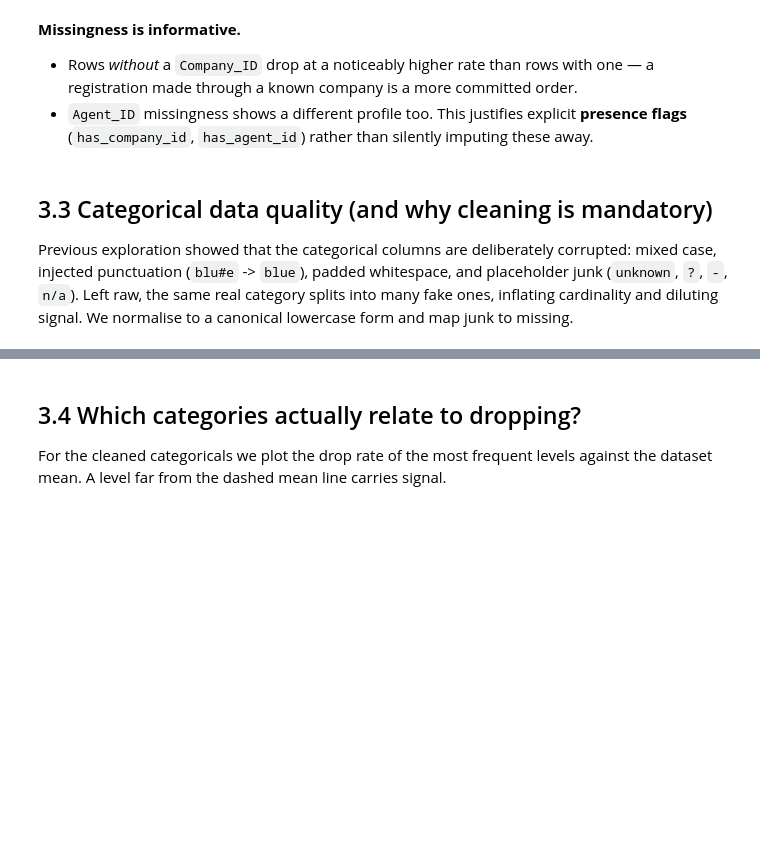
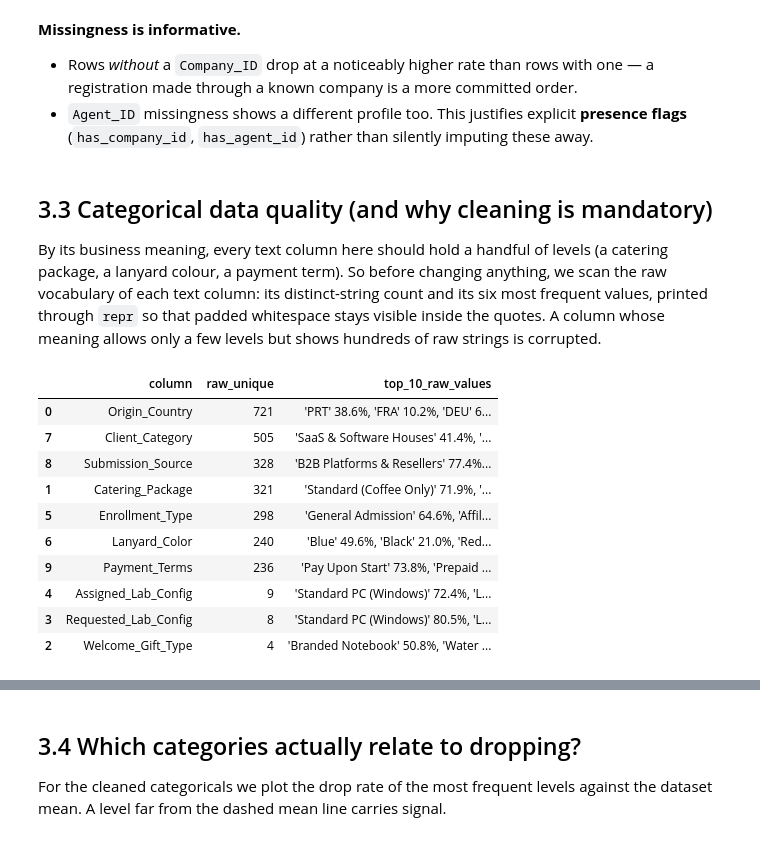
Before and after one commit to manemajef/ml-proj, a Jupyter notebook: notebook_v3.ipynb, the cells around one changed output, grey strips where cells are left out. Cells and saved outputs as stored; diff of their text form; code cells hidden in the pictures; blank space fills up the shorter version.

```diff
--- a/notebook_v3.ipynb
+++ b/notebook_v3.ipynb
@@ -324,4 +324,37 @@ display(pd.DataFrame(rows))
 # %% [markdown]
 ## 3.3 Categorical data quality (and why cleaning is mandatory)
 
-Previous exploration showed that the categorical columns are deliberately corrupted: mixed case, injected punctuation (`blu#e` -> `blue`), padded whitespace, and placeholder junk (`unknown`, `?`, `-`, `n/a`). Left raw, the same real category splits into many fake ones, inflating cardinality and diluting signal. We normalise to a canonical lowercase form and map junk to missing.
+By its business meaning, every text column here should hold a handful of levels (a catering package, a lanyard colour, a payment term). So before changing anything, we scan the raw vocabulary of each text column: its distinct-string count and its six most frequent values, printed through `repr` so that padded whitespace stays visible inside the quotes. A column whose meaning allows only a few levels but shows hundreds of raw strings is corrupted.
+# %%
+TEXT_COLS = list(train_raw.select_dtypes(include=["object"]).columns)
+
+
+def raw_vocabulary_scan(df, cols, n_top=10):
+    """Per column: raw cardinality + the n_top most frequent raw strings."""
+    rows = []
+    for col in cols:
+        shares = df[col].value_counts(normalize=True).mul(100)
+        rows.append({
+            "column": col,
+            "raw_unique": df[col].nunique(),
+            f"top_{n_top}_raw_values": ", ".join(
+                f"{value!r} {share:.1f}%" for value, share in shares.head(n_top).items()
+            ),
+        })
+    return pd.DataFrame(rows).sort_values("raw_unique", ascending=False)
+
+
+with pd.option_context("display.max_colwidth", None):
+    display(raw_vocabulary_scan(train_raw, TEXT_COLS))
+# %% [output]
+|  | column | raw_unique | top_10_raw_values |
+| 0 | Origin_Country | 721 | 'PRT' 38.6%, 'FRA' 10.2%, 'DEU' 6... |
+| 7 | Client_Category | 505 | 'SaaS & Software Houses' 41.4%, '... |
+| 8 | Submission_Source | 328 | 'B2B Platforms & Resellers' 77.4%... |
+| 1 | Catering_Package | 321 | 'Standard (Coffee Only)' 71.9%, '... |
+| 5 | Enrollment_Type | 298 | 'General Admission' 64.6%, 'Affil... |
+| 6 | Lanyard_Color | 240 | 'Blue' 49.6%, 'Black' 21.0%, 'Red... |
+| 9 | Payment_Terms | 236 | 'Pay Upon Start' 73.8%, 'Prepaid ... |
+| 4 | Assigned_Lab_Config | 9 | 'Standard PC (Windows)' 72.4%, 'L... |
+| 3 | Requested_Lab_Config | 8 | 'Standard PC (Windows)' 80.5%, 'L... |
+| 2 | Welcome_Gift_Type | 4 | 'Branded Notebook' 50.8%, 'Water ... |
```
Also changed, not shown: parts of 17 cells of this notebook, 23 other files.
